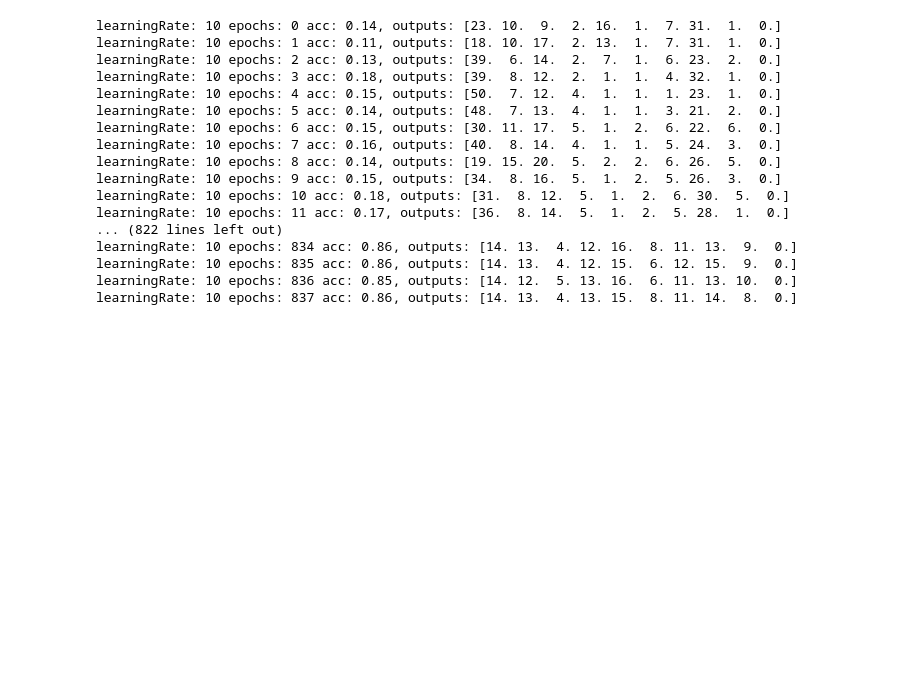
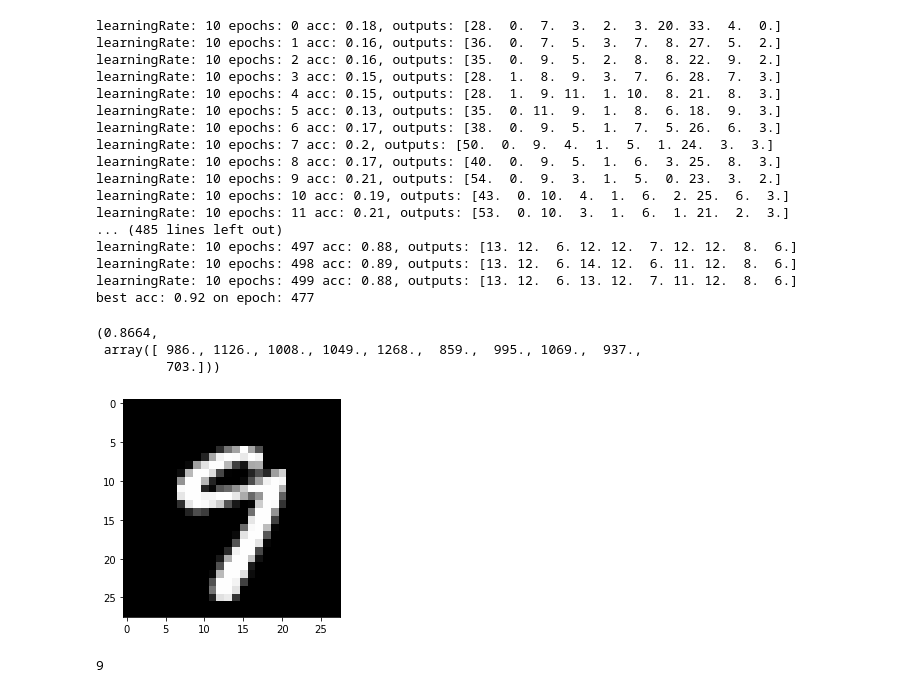
Before and after one commit to YannAmado/MachineLearning, a Jupyter notebook: Tutorials/MNIST_from_scratch.ipynb, the cells around one changed output. Drawn from its saved outputs; the diff is of its cells as text; code cells hidden in the pictures; blank space fills up the shorter version.

```diff
--- a/Tutorials/MNIST_from_scratch.ipynb
+++ b/Tutorials/MNIST_from_scratch.ipynb
@@ -152,28 +223,45 @@ def testNetwork(net: Network, test_X, test_y, batchSize: int):
     return acc, outputs
 # %%
 def gridSearch(net: Network, train_X, train_y, test_X, test_y, batchSize: int, learningRates: list, epochs: int):
+    """
+    A function to perform a gridSearch in order to find the best learningRates
+
+    It takes as input the network, the training images of MNIST, the training labels,
+    the test images, the test labels, the batchSize for SGD,
+    a list of learningRates as to find the best inside the list
+    the number of epochs to perform SGD
+
+
+    It returns the best network accross all learning rates list
+    """
+    bestNet = net
+    bestAcc = 0
     for eta in learningRates:
         # resetting the network
         net = Network([784,30,10])
         net = SGD(net, train_X, train_y, batchSize=batchSize, nEpochs=epochs, learningRate=eta)
-    return net
+        acc, outputs = testNetwork(net, test_X, test_y, batchSize)
+        if acc > bestAcc:
+            bestNet = net
+            bestAcc = acc
+    return bestNet
 # %%
-net = gridSearch(net, train_X, train_y, test_X, test_y, batchSize=100, learningRates=[10], epochs=2000)
+net = gridSearch(net, train_X, train_y, test_X, test_y, batchSize=100, learningRates=[10], epochs=500)
 # %% [output]
-learningRate: 10 epochs: 0 acc: 0.14, outputs: [23. 10.  9.  2. 16.  1.  7. 31.  1.  0.]
-learningRate: 10 epochs: 1 acc: 0.11, outputs: [18. 10. 17.  2. 13.  1.  7. 31.  1.  0.]
-learningRate: 10 epochs: 2 acc: 0.13, outputs: [39.  6. 14.  2.  7.  1.  6. 23.  2.  0.]
-learningRate: 10 epochs: 3 acc: 0.18, outputs: [39.  8. 12.  2.  1.  1.  4. 32.  1.  0.]
-learningRate: 10 epochs: 4 acc: 0.15, outputs: [50.  7. 12.  4.  1.  1.  1. 23.  1.  0.]
-learningRate: 10 epochs: 5 acc: 0.14, outputs: [48.  7. 13.  4.  1.  1.  3. 21.  2.  0.]
-learningRate: 10 epochs: 6 acc: 0.15, outputs: [30. 11. 17.  5.  1.  2.  6. 22.  6.  0.]
-learningRate: 10 epochs: 7 acc: 0.16, outputs: [40.  8. 14.  4.  1.  1.  5. 24.  3.  0.]
-learningRate: 10 epochs: 8 acc: 0.14, outputs: [19. 15. 20.  5.  2.  2.  6. 26.  5.  0.]
-learningRate: 10 epochs: 9 acc: 0.15, outputs: [34.  8. 16.  5.  1.  2.  5. 26.  3.  0.]
-learningRate: 10 epochs: 10 acc: 0.18, outputs: [31.  8. 12.  5.  1.  2.  6. 30.  5.  0.]
-learningRate: 10 epochs: 11 acc: 0.17, outputs: [36.  8. 14.  5.  1.  2.  5. 28.  1.  0.]
-... (822 lines left out)
-learningRate: 10 epochs: 834 acc: 0.86, outputs: [14. 13.  4. 12. 16.  8. 11. 13.  9.  0.]
-learningRate: 10 epochs: 835 acc: 0.86, outputs: [14. 13.  4. 12. 15.  6. 12. 15.  9.  0.]
-learningRate: 10 epochs: 836 acc: 0.85, outputs: [14. 12.  5. 13. 16.  6. 11. 13. 10.  0.]
-learningRate: 10 epochs: 837 acc: 0.86, outputs: [14. 13.  4. 13. 15.  8. 11. 14.  8.  0.]
+learningRate: 10 epochs: 0 acc: 0.18, outputs: [28.  0.  7.  3.  2.  3. 20. 33.  4.  0.]
+learningRate: 10 epochs: 1 acc: 0.16, outputs: [36.  0.  7.  5.  3.  7.  8. 27.  5.  2.]
+learningRate: 10 epochs: 2 acc: 0.16, outputs: [35.  0.  9.  5.  2.  8.  8. 22.  9.  2.]
+learningRate: 10 epochs: 3 acc: 0.15, outputs: [28.  1.  8.  9.  3.  7.  6. 28.  7.  3.]
+learningRate: 10 epochs: 4 acc: 0.15, outputs: [28.  1.  9. 11.  1. 10.  8. 21.  8.  3.]
+learningRate: 10 epochs: 5 acc: 0.13, outputs: [35.  0. 11.  9.  1.  8.  6. 18.  9.  3.]
+learningRate: 10 epochs: 6 acc: 0.17, outputs: [38.  0.  9.  5.  1.  7.  5. 26.  6.  3.]
+learningRate: 10 epochs: 7 acc: 0.2, outputs: [50.  0.  9.  4.  1.  5.  1. 24.  3.  3.]
+learningRate: 10 epochs: 8 acc: 0.17, outputs: [40.  0.  9.  5.  1.  6.  3. 25.  8.  3.]
+learningRate: 10 epochs: 9 acc: 0.21, outputs: [54.  0.  9.  3.  1.  5.  0. 23.  3.  2.]
+learningRate: 10 epochs: 10 acc: 0.19, outputs: [43.  0. 10.  4.  1.  6.  2. 25.  6.  3.]
+learningRate: 10 epochs: 11 acc: 0.21, outputs: [53.  0. 10.  3.  1.  6.  1. 21.  2.  3.]
+... (485 lines left out)
+learningRate: 10 epochs: 497 acc: 0.88, outputs: [13. 12.  6. 12. 12.  7. 12. 12.  8.  6.]
+learningRate: 10 epochs: 498 acc: 0.89, outputs: [13. 12.  6. 14. 12.  6. 11. 12.  8.  6.]
+learningRate: 10 epochs: 499 acc: 0.88, outputs: [13. 12.  6. 13. 12.  7. 11. 12.  8.  6.]
+best acc: 0.92 on epoch: 477
@@ -183,0 +268,25 @@ weights[0][29][78]
+# %%
+testNetwork(net, test_X, test_y, len(test_X))
+# %% [output]
+(0.8664,
+ array([ 986., 1126., 1008., 1049., 1268.,  859.,  995., 1069.,  937.,
+         703.]))
+# %%
+# Seeing our network in action
+
+import matplotlib.pyplot as plt
+
+# pick a sample to plot
+sample = 50099
+image = train_X[sample]
+# plot the sample
+fig = plt.figure
+plt.imshow(image, cmap='gray')
+plt.show()
+
+net = setInput(net, train_X[sample])
+networkOutput = np.argmax(net.a[-1])
+networkOutput
+# %% [output]
+[figure, added]
+9
```
Also changed, not shown: parts of 11 cells of this notebook.
